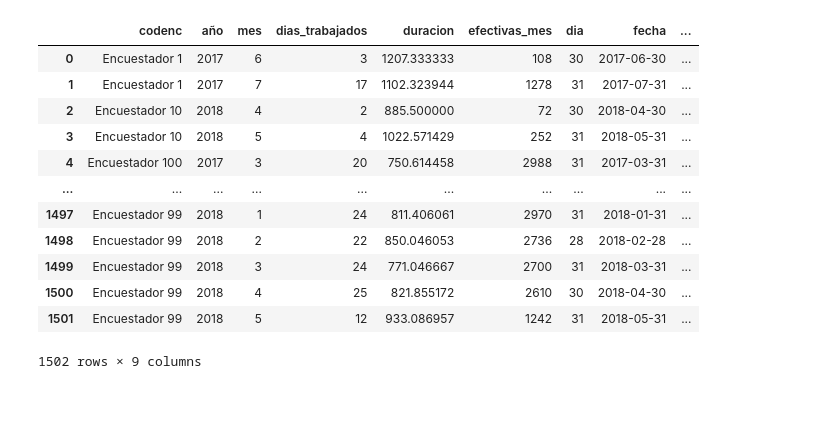
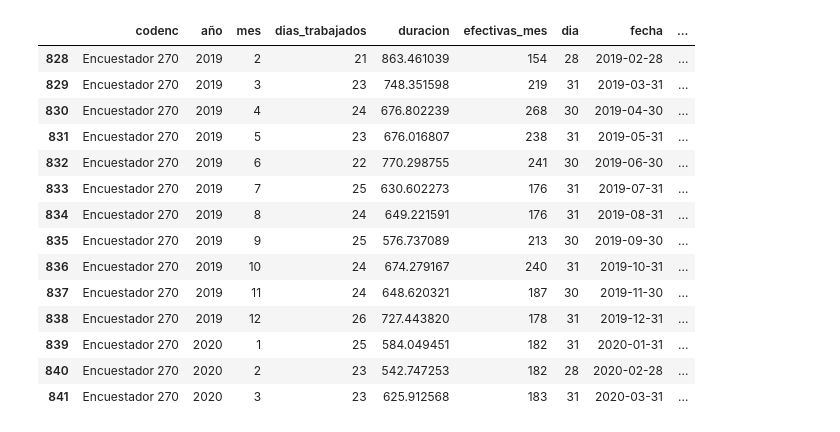
Before and after one commit to AndresLopezDCo/DS4A-Team76, a Jupyter notebook: scripts/datos_modelo.ipynb, the cells around one changed output. Saved outputs shown, nothing was run; the diff lists cells and outputs as text; code cells hidden in the pictures; blank space fills up the shorter version.

```diff
--- a/scripts/datos_modelo.ipynb
+++ b/scripts/datos_modelo.ipynb
@@ -71,7 +63,6 @@ df5=runQuery(query5)
 df1=df.groupby(['codenc', 'fecha_registro']).agg({'competencias_funcionales':"mean", 'numeros':"mean", 'lectura_voz_alta':"mean",
        'fluidez_lectura':"mean", 'cartografia':"mean", 'competencias_organizacionales':"mean",
        'sumar':"mean", 'coherencia_entre_numeros':"mean", "como_conocio_cnc":"max",
-       'ciudad_encuestador':"max", 'experiencia':"max", 'tipo':"max", 'barrio':"max",
        'fecha_nacimiento':"max", 'localidad':"max", 'educacion_formal':"max", 'estado_educacion':"max",
        'nombre_educacion':"max"}).reset_index()
 df1=df1[~((df1['codenc']=='Encuestador 135')&(df1['fecha_registro']=='2018-04-01'))]
@@ -93,9 +83,0 @@ df1
-# %%
-df2['cod_rango_edad']=1
-listas=[list(range(12,18)), list(range(18,25)), list(range(25,35)),list(range(35,45)),list(range(45,55))]
-listas2=[1,2,3,4,5]
-for i, j in zip(listas, listas2):
-    df2.loc[df2['edad'].isin(i), ['cod_rango_edad']]=j
-
-df2=df2.merge(df4[['etiquetas_rango_edad', 'cod_rango_edad']], on='cod_rango_edad', how="left")
-df2
@@ -115,0 +84,8 @@ df2
+# %%
+cols=[['ciudad bolivar', 'usme', 'tunjuelito'], ['bosa', 'kennedy', 'puente aranda', 'fontibon'],
+['santa fé', 'san cristóbal', 'la victoria', 'antonio nariño','rafael uribe uribe', 'mártires', 'la candelaria'],
+['chapinero', 'engativa', 'suba', 'teusaquillo', 'usaquen'],  ['comuna 3', 'soacha']]
+new_cols=['sur', 'sur_occidente', 'centro oriente','norte','otros']
+
+for i,j in zip(cols, new_cols):
+    df1['localidad'].replace(i,j, inplace=True)
@@ -155,36 +156,43 @@ VCD_id=VCD_id[['codenc', 'calls','total', 'espera', 'porcentaje_espera', 'hablad
        'porcentaje_hablado', 'disponible', 'porcentaje_disponible', 'pausas',
        'porcentaje_pausas', 'muerto', 'porcentaje_muerto', 'cliente',
        'conectado', 'fecha']]
+# %%
+
+for i in ['total', 'espera', 'hablado', 'disponible', 'pausas', 'muerto', 'cliente', 'conectado']:
+    VCD_id[i]=VCD_id[i].astype(int)
+VCD_id.to_csv('../data_etls/ecar_dwh_base_marcador_final.csv',index=False)
 # %%
 df2['mes']= pd.DatetimeIndex(df2['fecha']).month
 df2['dia']= pd.DatetimeIndex(df2['fecha']).day
 df2['año']= pd.DatetimeIndex(df2['fecha']).year
 df_dias_trabajados=df2.groupby(['codenc', 'año', 'mes']).agg({'dia':'nunique',
-                                         'duracion':'mean', 'genero':"count"}).reset_index().rename(columns={'dia':'dias_trabajados', 'genero':'efectivas_mes'})
+                                         'duracion':'mean', 'Genero':"count"}).reset_index().rename(columns={'dia':'dias_trabajados', 'Genero':'efectivas_mes'})
 
 df_dias_trabajados['dia']=1
 lista1=list(range(1,13))
 lista2=[31,28,31,30,31,30,31,31,30,31,30,31]
 for i,j in zip(lista1,lista2):
     df_dias_trabajados.loc[df_dias_trabajados['mes']==i,['dia']]=j
 df_dias_trabajados['fecha']= df_dias_trabajados['año'].astype(str)+ ' ' +df_dias_trabajados['mes'].astype(str)+ ' ' +df_dias_trabajados['dia'].astype(str)
 df_dias_trabajados['fecha']=pd.to_datetime(df_dias_trabajados['fecha'])
 df_dias_trabajados['efectividad_ajustada']=(df_dias_trabajados['efectivas_mes']/df_dias_trabajados['dias_trabajados'])*24
-df_dias_trabajados
+df_dias_trabajados[df_dias_trabajados['codenc']=='Encuestador 270']
 # %% [output]
 |  | codenc | año | mes | dias_trabajados | duracion | efectivas_mes | dia | fecha | ... |
-| 0 | Encuestador 1 | 2017 | 6 | 3 | 1207.333333 | 108 | 30 | 2017-06-30 | ... |
-| 1 | Encuestador 1 | 2017 | 7 | 17 | 1102.323944 | 1278 | 31 | 2017-07-31 | ... |
-| 2 | Encuestador 10 | 2018 | 4 | 2 | 885.500000 | 72 | 30 | 2018-04-30 | ... |
-| 3 | Encuestador 10 | 2018 | 5 | 4 | 1022.571429 | 252 | 31 | 2018-05-31 | ... |
-| 4 | Encuestador 100 | 2017 | 3 | 20 | 750.614458 | 2988 | 31 | 2017-03-31 | ... |
-| ... | ... | ... | ... | ... | ... | ... | ... | ... | ... |
-| 1497 | Encuestador 99 | 2018 | 1 | 24 | 811.406061 | 2970 | 31 | 2018-01-31 | ... |
-| 1498 | Encuestador 99 | 2018 | 2 | 22 | 850.046053 | 2736 | 28 | 2018-02-28 | ... |
-| 1499 | Encuestador 99 | 2018 | 3 | 24 | 771.046667 | 2700 | 31 | 2018-03-31 | ... |
-| 1500 | Encuestador 99 | 2018 | 4 | 25 | 821.855172 | 2610 | 30 | 2018-04-30 | ... |
-| 1501 | Encuestador 99 | 2018 | 5 | 12 | 933.086957 | 1242 | 31 | 2018-05-31 | ... |
+| 828 | Encuestador 270 | 2019 | 2 | 21 | 863.461039 | 154 | 28 | 2019-02-28 | ... |
+| 829 | Encuestador 270 | 2019 | 3 | 23 | 748.351598 | 219 | 31 | 2019-03-31 | ... |
+| 830 | Encuestador 270 | 2019 | 4 | 24 | 676.802239 | 268 | 30 | 2019-04-30 | ... |
+| 831 | Encuestador 270 | 2019 | 5 | 23 | 676.016807 | 238 | 31 | 2019-05-31 | ... |
+| 832 | Encuestador 270 | 2019 | 6 | 22 | 770.298755 | 241 | 30 | 2019-06-30 | ... |
+| 833 | Encuestador 270 | 2019 | 7 | 25 | 630.602273 | 176 | 31 | 2019-07-31 | ... |
+| 834 | Encuestador 270 | 2019 | 8 | 24 | 649.221591 | 176 | 31 | 2019-08-31 | ... |
+| 835 | Encuestador 270 | 2019 | 9 | 25 | 576.737089 | 213 | 30 | 2019-09-30 | ... |
+| 836 | Encuestador 270 | 2019 | 10 | 24 | 674.279167 | 240 | 31 | 2019-10-31 | ... |
+| 837 | Encuestador 270 | 2019 | 11 | 24 | 648.620321 | 187 | 30 | 2019-11-30 | ... |
+| 838 | Encuestador 270 | 2019 | 12 | 26 | 727.443820 | 178 | 31 | 2019-12-31 | ... |
+| 839 | Encuestador 270 | 2020 | 1 | 25 | 584.049451 | 182 | 31 | 2020-01-31 | ... |
+| 840 | Encuestador 270 | 2020 | 2 | 23 | 542.747253 | 182 | 28 | 2020-02-28 | ... |
+| 841 | Encuestador 270 | 2020 | 3 | 23 | 625.912568 | 183 | 31 | 2020-03-31 | ... |
-1502 rows × 9 columns
 # %%
 df2['fecha']=pd.to_datetime(df2['fecha'])
 def count_var(df2, var):
```
Also changed, not shown: parts of 22 cells of this notebook, 16 other files.
